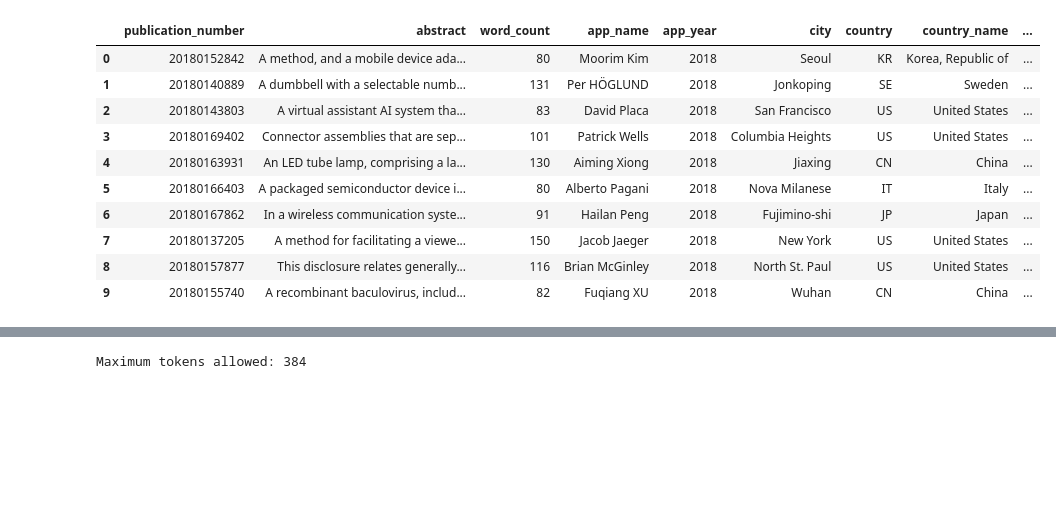
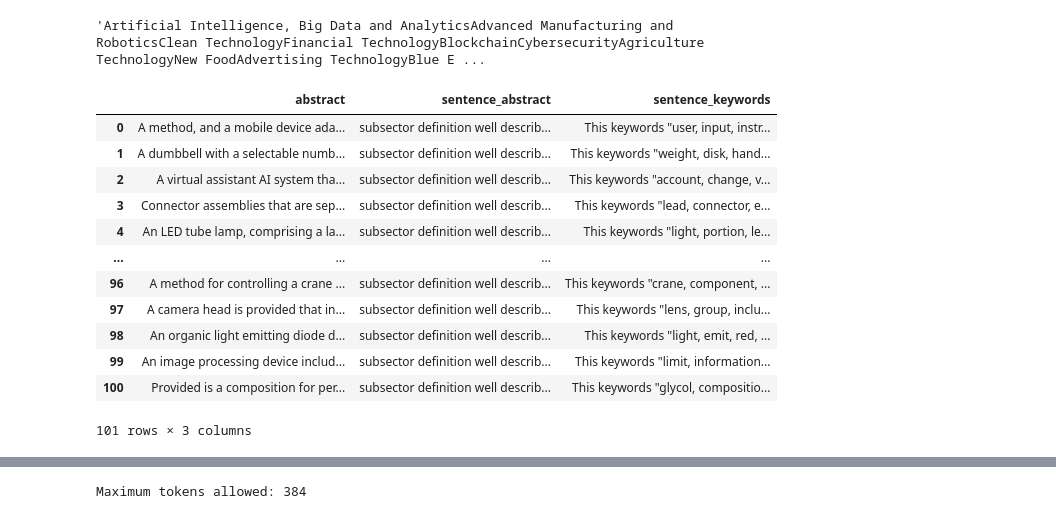
Before and after one commit to tseronni/genome, a Jupyter notebook: notebooks/semantic_search_with_deep_learning.ipynb, the cells around one changed output, grey strips where cells are left out. Cells and saved outputs as stored; diff of their text form; code cells hidden in the pictures; blank space fills up the shorter version.

```diff
--- a/notebooks/semantic_search_with_deep_learning.ipynb
+++ b/notebooks/semantic_search_with_deep_learning.ipynb
@@ -10,6 +11,8 @@ paths = Paths()
 # %%
 df_subsectors = pd.read_csv(os.path.join(paths.data_processed, 'subsector.csv'))
 df_subsectors = df_subsectors.fillna('')
+
+df_subsectors = df_subsectors[:-1]
 # %%
 df_subsectors
 # %% [output]
@@ -33,22 +37,42 @@ df_subsectors
+# %%
+all_subsectors_names = df_subsectors['subsector'].tolist()
+all_subsectors_names = ''.join(all_subsectors_names)
+all_subsectors_names = all_subsectors_names.replace(';', ',')
+all_subsectors_names
+# %% [output]
+'Artificial Intelligence, Big Data and AnalyticsAdvanced Manufacturing and RoboticsClean TechnologyFinancial TechnologyBlockchainCybersecurityAgriculture TechnologyNew FoodAdvertising TechnologyBlue E ...
 # %%
 df_abstract_patents = pd.read_csv(os.path.join(paths.data_processed, 'abstract_patents_sliced_15000.csv'))
 # %%
-slice_number = 10
-df_sliced = df_abstract_patents[:slice_number]
-df_sliced.to_csv(os.path.join(paths.data_processed, 'abstract_patents_sliced.csv'), index=False)
+slice_number = 100
+df_sliced = df_abstract_patents.loc[:slice_number, ['abstract']].copy()
+
+df_sliced['sentence_abstract'] = 'What subsector definition best describe this patent abstract "' + df_sliced['abstract'] + '"'
+# df_sliced['sentence_keywords'] = 'What keywords best describe this patent abstract "' + df_sliced['abstract'] + '"'
+
+spacy_util = SpacyUtil(model='en_core_web_sm', lemma=True, remove_stopwords=True, lower=True, remove_numbers=False)
+
+df_sliced['sentence_abstract'] = df_sliced['sentence_abstract'].apply(spacy_util.preprocess_text)
+df_sliced['sentence_keywords'] = df_sliced['abstract'].apply(lambda text: spacy_util.extract_keywords(text=text, max_keywords=100, use_noun=True, use_adj=True, use_verb=True))
+df_sliced['sentence_keywords'] = 'This keywords  "' + df_sliced['sentence_keywords'] + '" describe which of these types of subsectors ' + all_subsectors_names
+# df_sliced['sentence_does_not_included'] = 'This keywords  "' + df_sliced['abstract'] + '" describe which of these types of subsectors ' + all_subsectors_names
+
+
 df_sliced
 # %% [output]
-|  | publication_number | abstract | word_count | app_name | app_year | city | country | country_name | ... |
-| 0 | 20180152842 | A method, and a mobile device ada... | 80 | Moorim Kim | 2018 | Seoul | KR | Korea, Republic of | ... |
-| 1 | 20180140889 | A dumbbell with a selectable numb... | 131 | Per HÖGLUND | 2018 | Jonkoping | SE | Sweden | ... |
-| 2 | 20180143803 | A virtual assistant AI system tha... | 83 | David Placa | 2018 | San Francisco | US | United States | ... |
-| 3 | 20180169402 | Connector assemblies that are sep... | 101 | Patrick Wells | 2018 | Columbia Heights | US | United States | ... |
-| 4 | 20180163931 | An LED tube lamp, comprising a la... | 130 | Aiming Xiong | 2018 | Jiaxing | CN | China | ... |
-| 5 | 20180166403 | A packaged semiconductor device i... | 80 | Alberto Pagani | 2018 | Nova Milanese | IT | Italy | ... |
-| 6 | 20180167862 | In a wireless communication syste... | 91 | Hailan Peng | 2018 | Fujimino-shi | JP | Japan | ... |
-| 7 | 20180137205 | A method for facilitating a viewe... | 150 | Jacob Jaeger | 2018 | New York | US | United States | ... |
-| 8 | 20180157877 | This disclosure relates generally... | 116 | Brian McGinley | 2018 | North St. Paul | US | United States | ... |
-| 9 | 20180155740 | A recombinant baculovirus, includ... | 82 | Fuqiang XU | 2018 | Wuhan | CN | China | ... |
+|  | abstract | sentence_abstract | sentence_keywords |
+| 0 | A method, and a mobile device ada... | subsector definition well describ... | This keywords "user, input, instr... |
+| 1 | A dumbbell with a selectable numb... | subsector definition well describ... | This keywords "weight, disk, hand... |
+| 2 | A virtual assistant AI system tha... | subsector definition well describ... | This keywords "account, change, v... |
+| 3 | Connector assemblies that are sep... | subsector definition well describ... | This keywords "lead, connector, e... |
+| 4 | An LED tube lamp, comprising a la... | subsector definition well describ... | This keywords "light, portion, le... |
+| ... | ... | ... | ... |
+| 96 | A method for controlling a crane ... | subsector definition well describ... | This keywords "crane, component, ... |
+| 97 | A camera head is provided that in... | subsector definition well describ... | This keywords "lens, group, inclu... |
+| 98 | An organic light emitting diode d... | subsector definition well describ... | This keywords "light, emit, red, ... |
+| 99 | An image processing device includ... | subsector definition well describ... | This keywords "limit, information... |
+| 100 | Provided is a composition for per... | subsector definition well describ... | This keywords "glycol, compositio... |
+101 rows × 3 columns
 # %%
 # all-mpnet-base-v2
 # msmarco-distilbert-dot-v5
```
Also changed, not shown: parts of 11 cells of this notebook, 3 other files.
